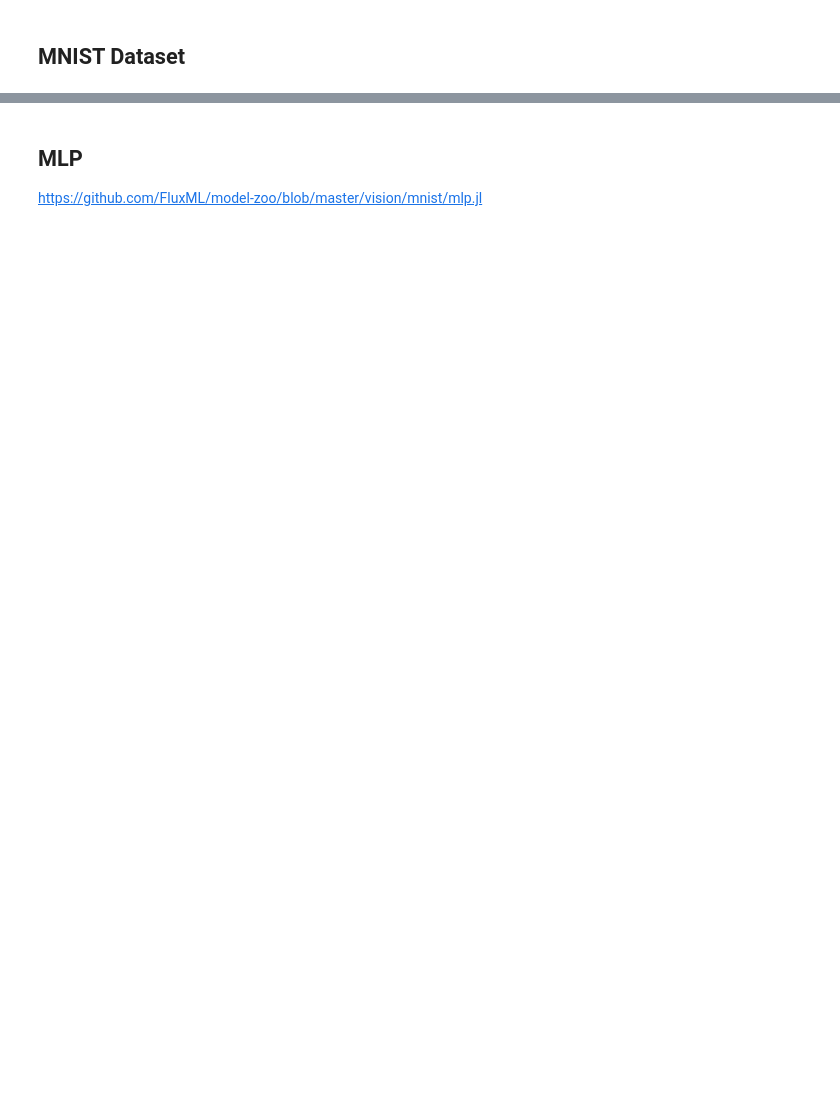
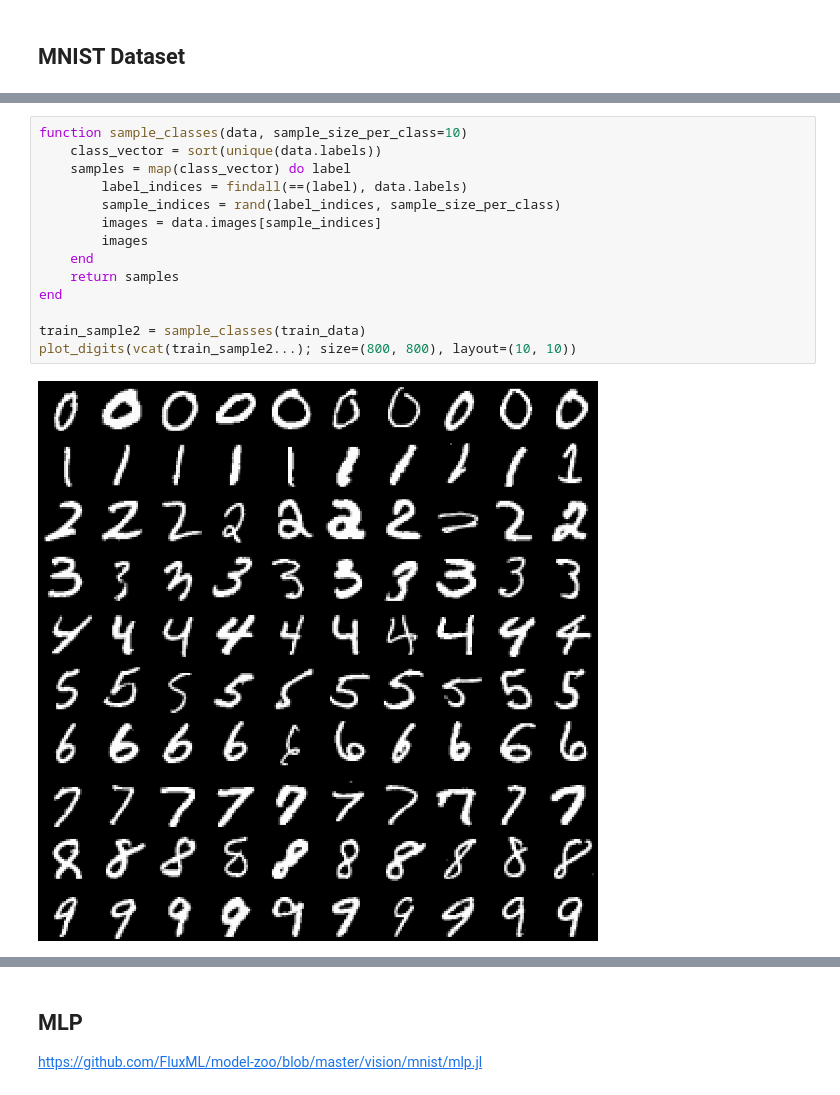
Before and after one commit to cirocavani/Pineapple, a Jupyter notebook: workspace/Julia - Deep Learning.ipynb, the cells around one changed output, grey strips where cells are left out. Drawn from its saved outputs; the diff is of its cells as text; blank space fills up the shorter version.

```diff
--- a/workspace/Julia - Deep Learning.ipynb
+++ b/workspace/Julia - Deep Learning.ipynb
@@ -97,3 +95,19 @@ plot_digits(X_sample, y_sample)
+# %%
+function sample_classes(data, sample_size_per_class=10)
+    class_vector = sort(unique(data.labels))
+    samples = map(class_vector) do label
+        label_indices = findall(==(label), data.labels)
+        sample_indices = rand(label_indices, sample_size_per_class)
+        images = data.images[sample_indices]
+        images
+    end
+    return samples
+end
+
+train_sample2 = sample_classes(train_data)
+plot_digits(vcat(train_sample2...); size=(800, 800), layout=(10, 10))
+# %% [output]
+[figure, added]
 # %%
 function compute_num_channels(image)
     color_type = eltype(image)
```
Also changed, not shown: parts of 37 cells of this notebook.
